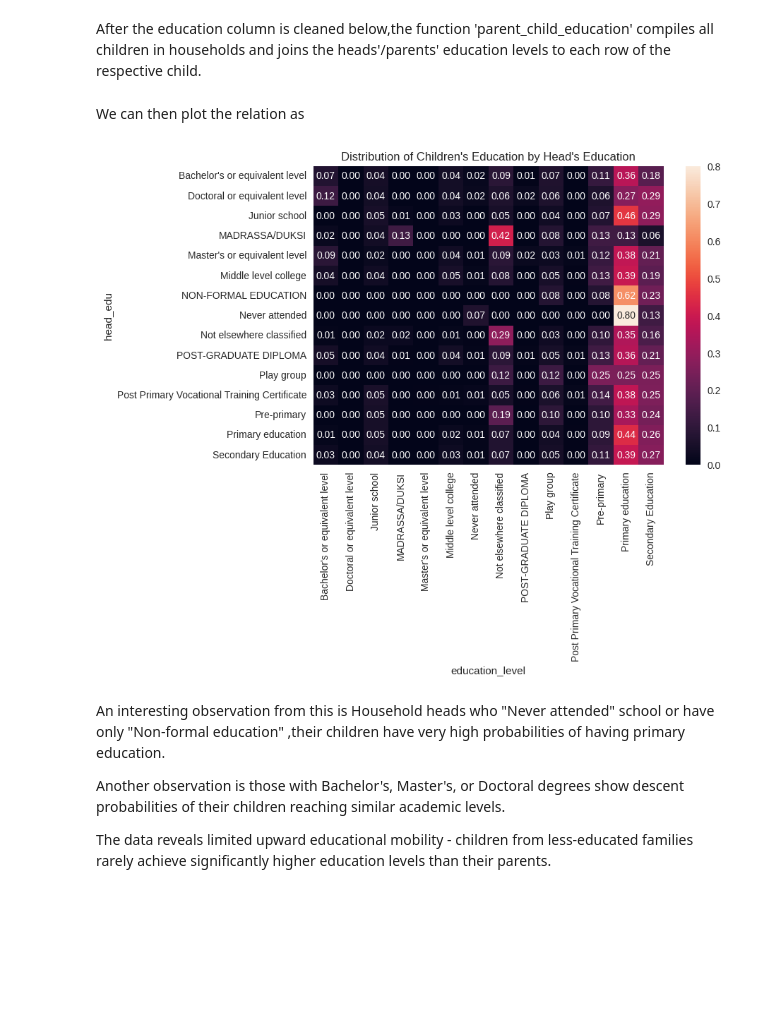
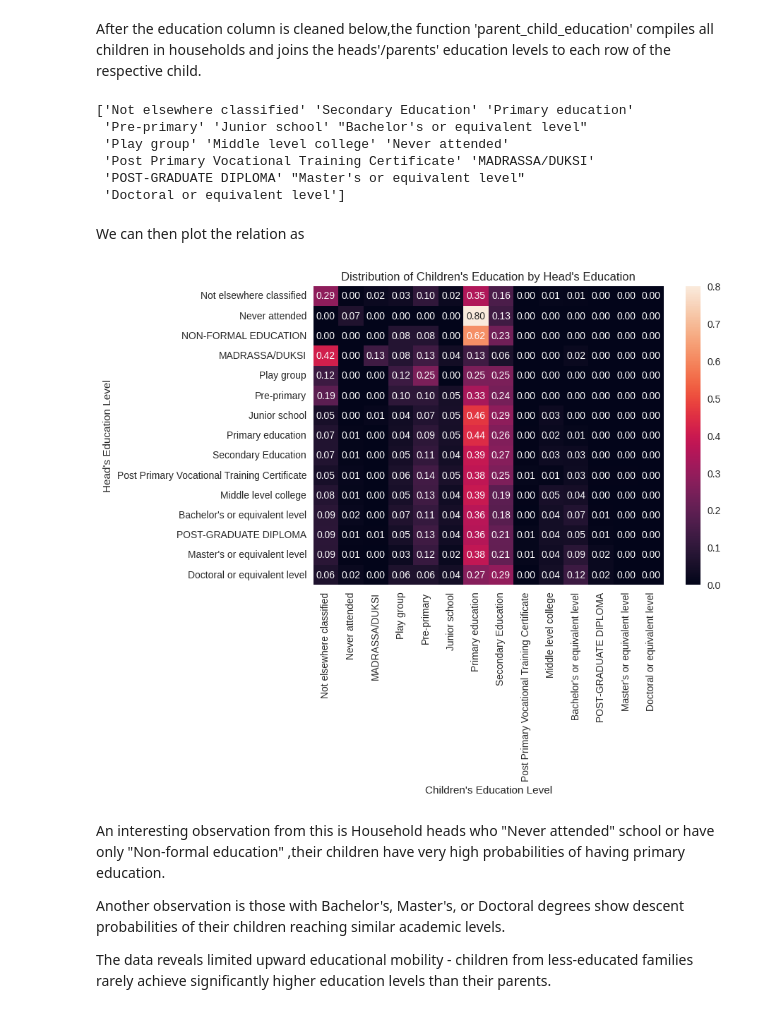
Before and after one commit to silprosa/fynesse_mlfc, a Jupyter notebook: notebooks/Education.ipynb, the cells around one changed output. Saved outputs shown, nothing was run; the diff lists cells and outputs as text; code cells hidden in the pictures; blank space fills up the shorter version.

```diff
--- a/notebooks/Education.ipynb
+++ b/notebooks/Education.ipynb
@@ -374,0 +365,2 @@ assess.plot_education_levels(person['education_level'])
+# %%
+person["education_level"] = person["education_level"].str.strip()
@@ -451,15 +460,27 @@ After the education column is cleaned below,the function 'parent_child_education
 # %%
 person["education_level"] = person["education_level"].str.strip()
 result = assess.parent_child_education(person)
+# %%
+print(result['education_level'].unique())
+# %% [output]
+['Not elsewhere classified' 'Secondary Education' 'Primary education'
+ 'Pre-primary' 'Junior school' "Bachelor's or equivalent level"
+ 'Play group' 'Middle level college' 'Never attended'
+ 'Post Primary Vocational Training Certificate' 'MADRASSA/DUKSI'
+ 'POST-GRADUATE DIPLOMA' "Master's or equivalent level"
+ 'Doctoral or equivalent level']
 # %% [markdown]
 We can then plot the relation as
 # %%
 ct = pd.crosstab(result["head_edu"], result["education_level"], normalize="index")
+ct = ct.reindex(index=assess.edu_order.keys(), columns=assess.childorder.keys())
 sns.heatmap(ct, annot=True, fmt=".2f")
 plt.title("Distribution of Children's Education by Head's Education")
+plt.xlabel("Children's Education Level")
+plt.ylabel("Head's Education Level")
 plt.show()
 # %% [output]
-[figure, old version]
+[figure, new version]
 # %% [markdown]
 An interesting observation from this is  Household heads who "Never attended" school or have only "Non-formal education" ,their children have very high probabilities of having primary education.
 
```
Also changed, not shown: parts of 18 cells of this notebook.
